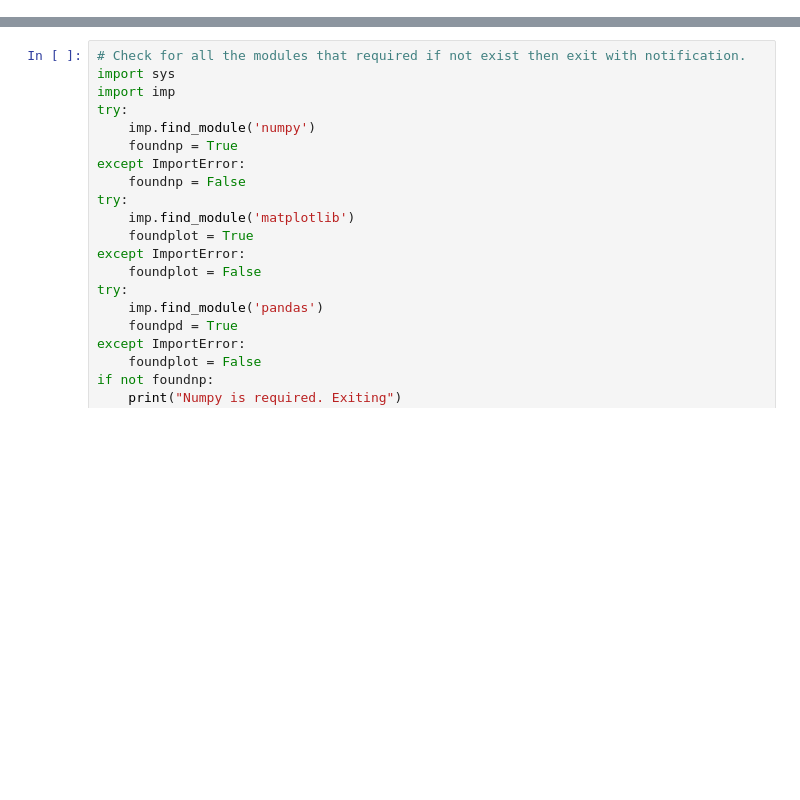
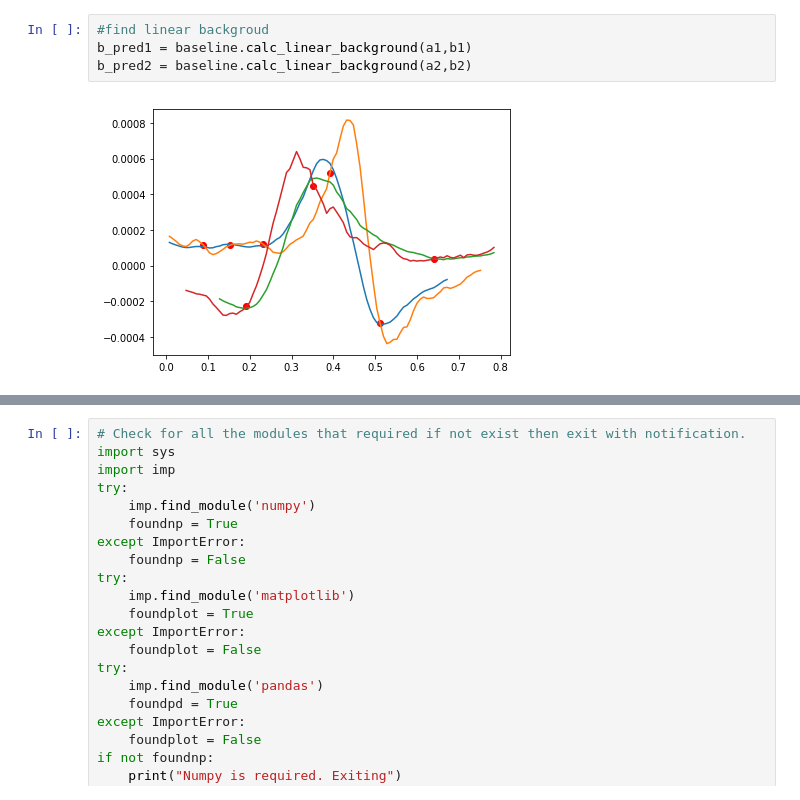
Before and after one commit to sabiharustam/voltcycle, a Jupyter notebook: VoltCycle/trial.ipynb, the cells around one changed output, grey strips where cells are left out. Drawn from its saved outputs; the diff is of its cells as text; blank space fills up the shorter version.

```diff
--- a/VoltCycle/trial.ipynb
+++ b/VoltCycle/trial.ipynb
@@ -9,0 +170,6 @@ import glob
+# %%
+#find linear backgroud
+b_pred1 = baseline.calc_linear_background(a1,b1)
+b_pred2 = baseline.calc_linear_background(a2,b2)
+# %% [output]
+[figure, added]
```
Also changed, not shown: parts of 29 cells of this notebook, 6 other files.
